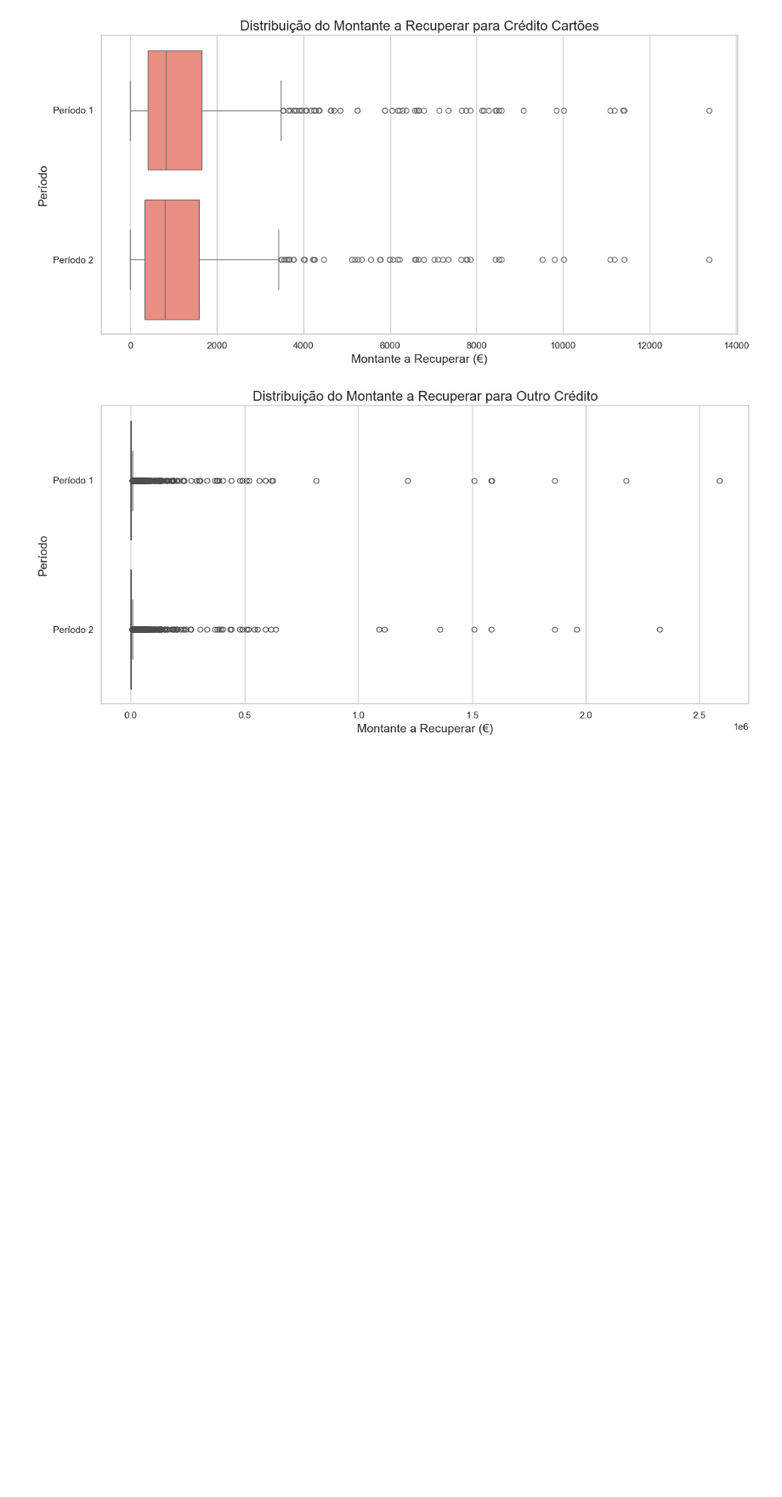
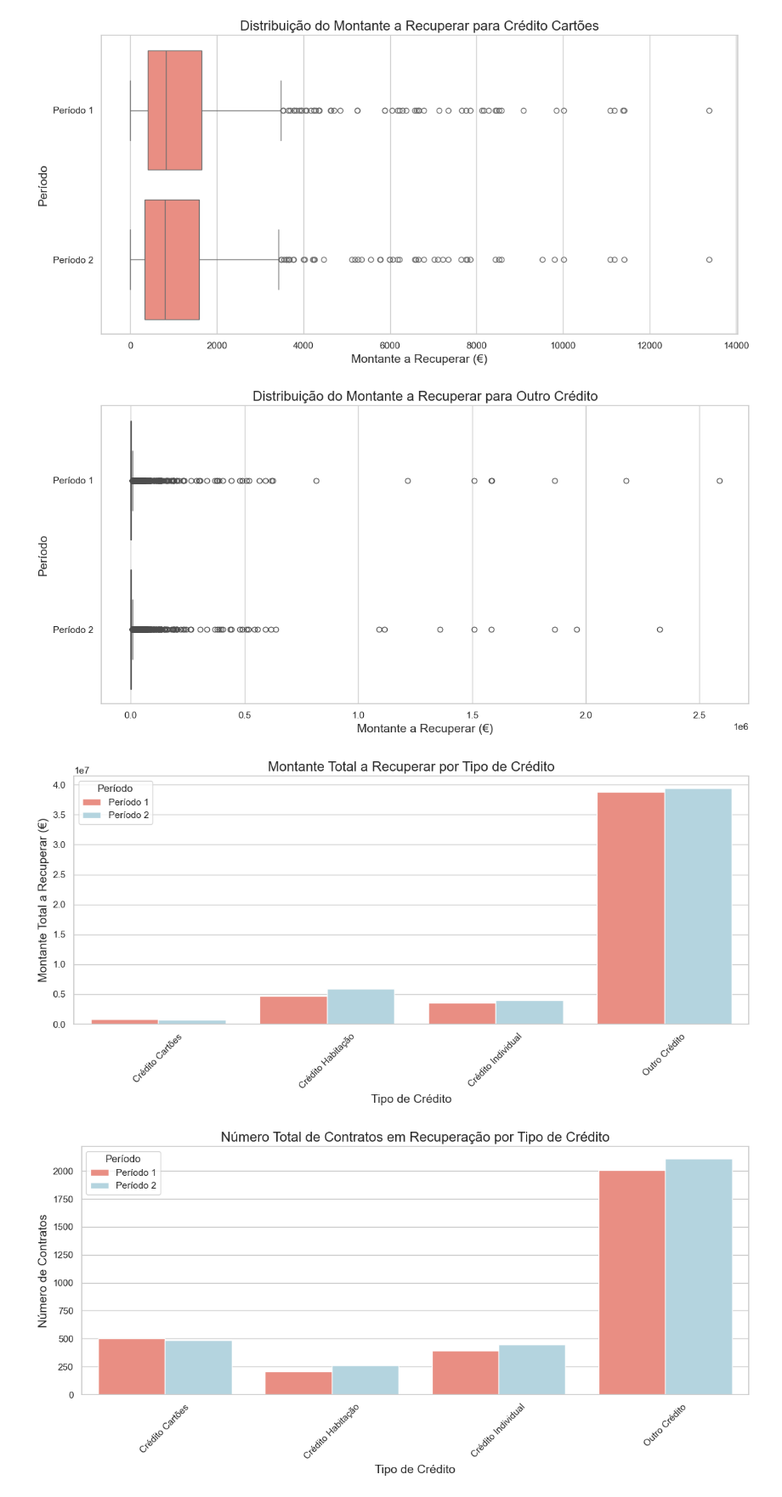
Before and after one commit to bruna-barbosa/analise-recuperacao-credito, a Jupyter notebook: analise.ipynb, the cells around one changed output. Shown: that part at 85% size. Drawn from its saved outputs; the diff is of its cells as text; code cells hidden in the pictures; blank space fills up the shorter version.

Commit message:
Análise - Cores

```diff
--- a/analise.ipynb
+++ b/analise.ipynb
@@ -419,3 +419,47 @@ for tipo in tipos_credito:
 [figure]
 [figure]
 [figure]
+# %%
+
+# Definindo a paleta de cores para os períodos
+period_palette = {
+    'Período 1': 'salmon',  # Cor para Período 1
+    'Período 2': 'lightblue'        # Cor para Período 2
+}
+
+# Visualização Gráfica da Comparação entre Períodos para Montante Total a Recuperar
+plt.figure(figsize=(12, 6))
+sns.barplot(
+    data=resumo_comparado,
+    x="Tipo de Crédito",
+    y="montante_total",
+    hue="Período",
+    palette=period_palette  # Usando a paleta para períodos
+)
+plt.title("Montante Total a Recuperar por Tipo de Crédito", fontsize=16)
+plt.xlabel("Tipo de Crédito", fontsize=14)
+plt.ylabel("Montante Total a Recuperar (€)", fontsize=14)
+plt.xticks(rotation=45)
+plt.legend(title='Período')
+plt.tight_layout()  # Ajusta o layout para evitar sobreposições
+plt.show()
+
+# Visualização Gráfica da Comparação entre Períodos para Número Total de Contratos
+plt.figure(figsize=(12, 6))
+sns.barplot(
+    data=resumo_comparado,
+    x="Tipo de Crédito",
+    y="total_contratos",
+    hue="Período",
+    palette=period_palette  # Usando a paleta para períodos
+)
+plt.title("Número Total de Contratos em Recuperação por Tipo de Crédito", fontsize=16)
+plt.xlabel("Tipo de Crédito", fontsize=14)
+plt.ylabel("Número de Contratos", fontsize=14)
+plt.xticks(rotation=45)
+plt.legend(title='Período')
+plt.tight_layout()  # Ajusta o layout para evitar sobreposições
+plt.show()
+# %% [output]
+[figure, added]
+[figure, added]
```
